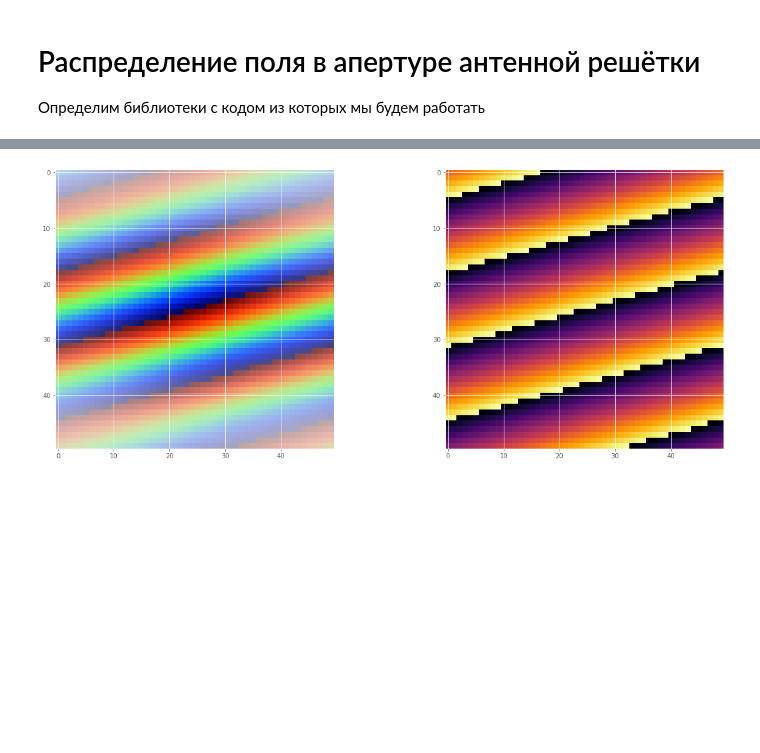
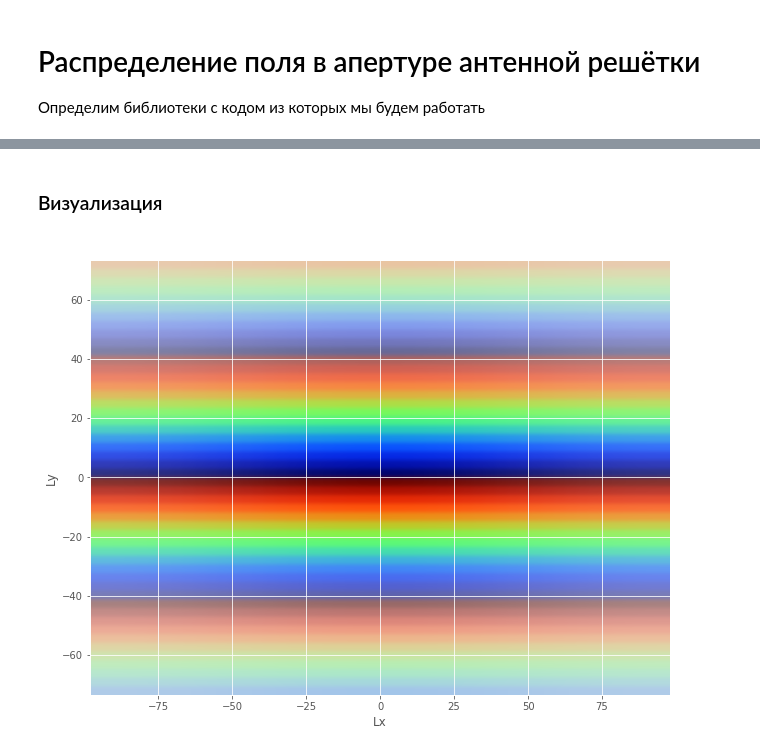
Before and after one commit to MargaritaWraith/AntennaArrayHeatMap, a Jupyter notebook: AntennaHeatMap.ipynb, the cells around one changed output, grey strips where cells are left out. Cells and saved outputs as stored; diff of their text form; code cells hidden in the pictures; blank space fills up the shorter version.

```diff
--- a/AntennaHeatMap.ipynb
+++ b/AntennaHeatMap.ipynb
@@ -19,8 +19,8 @@ k = 2*pi/lmd
 
 Nx = 50
 Ny = 50
-dx = 0.8*lmd/10
-dy = 0.6*lmd/10
+dx = 0.8*lmd/2
+dy = 0.6*lmd/2
 
 # Пьедесталы
 deltaX = 0.3
@@ -29,6 +29,4 @@ deltaY = 0.8
 # Апертура
 Lx = (Nx-1) * dx
 Ly = (Ny-1) * dy
-
-# print(pi%3)
 # %% [markdown]
@@ -60,0 +43,2 @@ def Alpha(a):
+# %% [markdown]
+### Визуализация
@@ -61,6 +60,6 @@ def Alpha(a):
 # %%
-th = 90*to_rad
-phi = 20*to_rad
+th = 10*to_rad
+phi = 0*to_rad
 time = 0
 a = []
 psi = []
@@ -81,11 +80,14 @@ for _i in range(Nx):
 
 for _i in range (Ny):
     Y[_i] = _i * dy - Ly/2
-# %%
-# plt.style.use('ggplot')
-fig,axes = plt.subplots(1,2,figsize=(20, 8))
-axes[0].imshow(a, interpolation='nearest')
-axes[1].imshow(psi, cmap='inferno', interpolation='nearest')
-plt.show()
-# %% [output]
-[figure, removed]
+# %%
+# plt.style.use('ggplot')
+fig,ax = plt.subplots(figsize=(20, 8))
+ax.imshow(a, interpolation='kaiser', extent=(-Lx/2, Lx/2, -Ly/2, Ly/2))
+# ax.set_xlim(xmin=-Lx/2, xmax=Lx/2)
+# ax.set_ylim(ymin=-Ly/2, ymax=Ly/2)
+ax.set_xlabel('Lx')
+ax.set_ylabel('Ly')
+plt.show()
+# %% [output]
+[figure, added]
```
Also changed, not shown: parts of 4 cells of this notebook.
